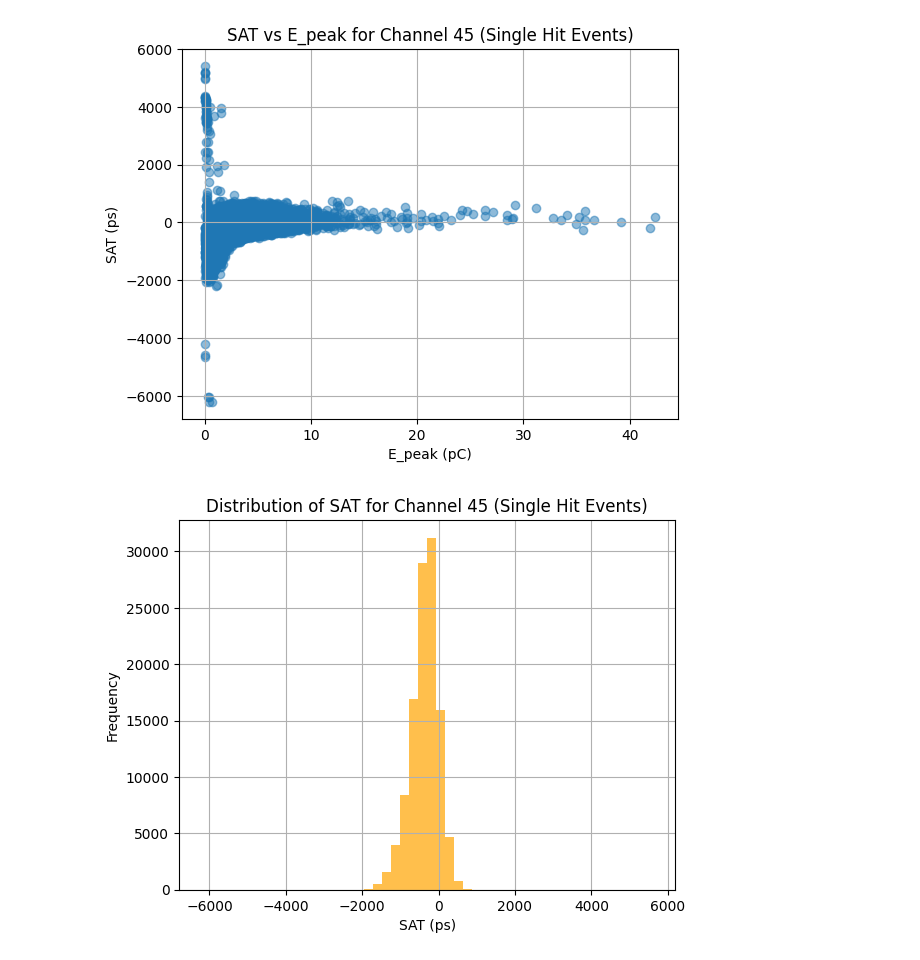
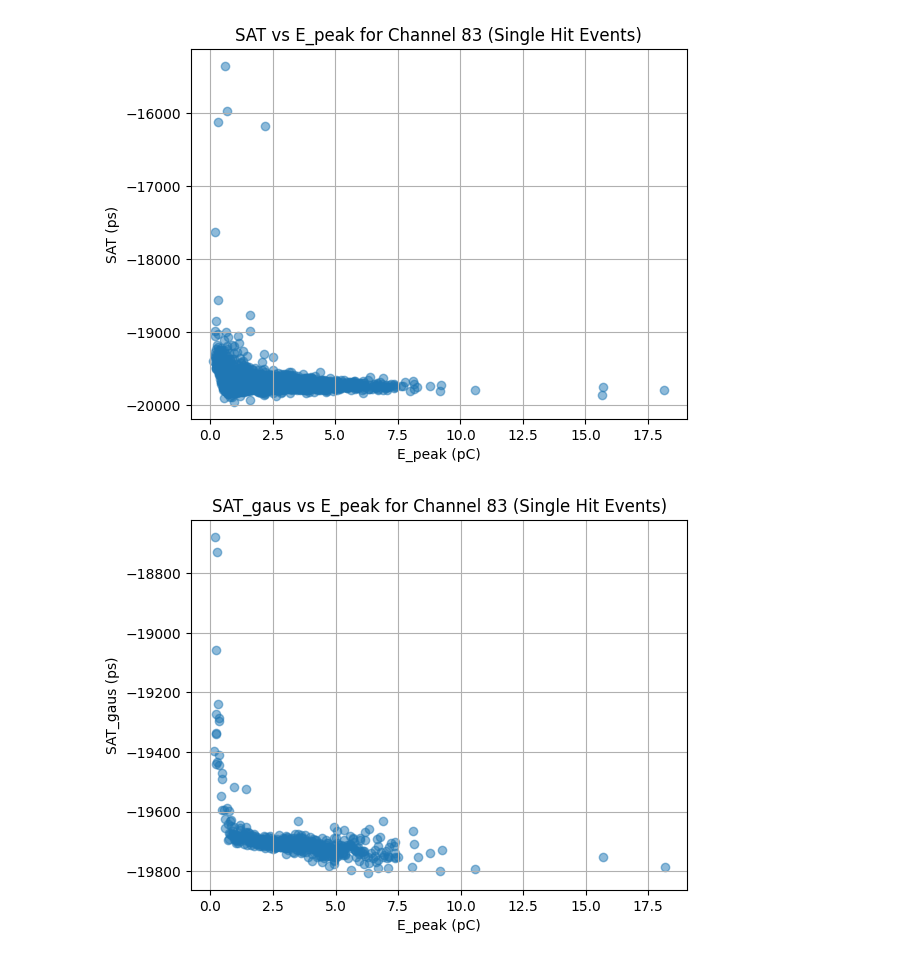
Before and after one commit to annascanu/TestbeamAnalysis, a Jupyter notebook: src/complete_analysis_PICOSEC.ipynb, the cells around one changed output. Cells and saved outputs as stored; diff of their text form; code cells hidden in the pictures.

```diff
--- a/src/complete_analysis_PICOSEC.ipynb
+++ b/src/complete_analysis_PICOSEC.ipynb
@@ -10,7 +10,7 @@ def gauss(x, A, mu, sigma):
     return A * np.exp(-(x - mu)**2 / (2 * sigma**2))
 
 # Apri il file ROOT
-file = uproot.open("/home/riccardo-speziali/after_waveforms_analysis/sampic_mcp_setup_run222_final.root")
+file = uproot.open("/home/riccardo-speziali/after_waveforms_analysis/sampic_mcp_setup_run218_final.root")
 tree = file["picoTree"]
 
 # Converti in Awkward Array
@@ -27,6 +27,11 @@ srs                   = data["TriggerIDSRS_MCP"]      # Trigger ID SRS
 amplitude_PICOSEC     = data["pulses_amplitude"]     # array di array
 e_peak_PICOSEC        = data["pulses_integral"]        # array di array
 track_chi_2          = data["track_chi_2"]             # chi2 del track
+
+
+
+
+num_channel = 83
 # %%
 #fit track chi_2
 chi_2_values = ak.to_numpy(track_chi_2)
@@ -57,5 +62,5 @@ plt.show()
 # %%
-channel_mask = ak.any(channel == 93, axis=1)
+channel_mask = channel[:, 0] == num_channel
 single_hit_mask = hits == 1
 
 valid_mask = (
@@ -72,7 +77,7 @@ good_amplitude = amplitude_PICOSEC[event_mask][:,0]
 
 
 
-good_SAT = cfd_PICO[event_mask][:,0]+Cell0TimeStamp_PICOSEC[event_mask][:,0] - cfd_MCP[event_mask] - Cell0TimeStamp_MCP[event_mask]
+good_SAT = cfd_PICO[event_mask][:,0] - cfd_MCP[event_mask] - (Cell0TimeStamp_MCP[event_mask]*1e3-Cell0TimeStamp_PICOSEC[event_mask][:,0]*1e3)
 
 
 
@@ -81,30 +86,39 @@ good_SAT = cfd_PICO[event_mask][:,0]+Cell0TimeStamp_PICOSEC[event_mask][:,0] - c
 plt.scatter(good_amplitude, good_SAT, alpha=0.5)
 plt.xlabel('Amplitude (mV)')
 plt.ylabel('SAT (ps)')
-plt.title('SAT vs Amplitude for Channel 45 (Single Hit Events)')
+plt.title(f'SAT vs Amplitude for Channel {num_channel} (Single Hit Events)')
 plt.grid()
 plt.show()
 
 
 
 #altro plot dividere il grafico in bin e prendere la media per ogni bin
-bins = np.linspace(ak.min(good_amplitude), ak.max(good_amplitude), 20)
+bins = np.linspace(ak.min(good_amplitude), ak.max(good_amplitude), 1000)
 bin_indices = np.digitize(good_amplitude, bins)
 
 bin_means = []
+bin_std = []
+bin_echarge_means = []
+bin_echarge_std = []
 for i in range(1, len(bins)):
     mask = bin_indices == i
     if ak.sum(mask) > 0:
         bin_means.append(ak.mean(good_SAT[mask]))
+        bin_std.append(ak.std(good_SAT[mask]))
+        bin_echarge_means.append(ak.mean(e_peak_PICOSEC[event_mask][:,0][mask]))
+        bin_echarge_std.append(ak.std(e_peak_PICOSEC[event_mask][:,0][mask]))
     else:
         bin_means.append(np.nan)
+        bin_std.append(np.nan)
+        bin_echarge_means.append(np.nan)
+        bin_echarge_std.append(np.nan)
 
 bin_centers = 0.5 * (bins[:-1] + bins[1:])
 
-plt.plot(bin_centers, bin_means, marker='o')
+plt.errorbar(bin_centers, bin_means, bin_std, marker='o')
 plt.xlabel('Amplitude (mV)')
 plt.ylabel('Mean SAT (ps)')
-plt.title('Mean SAT vs Amplitude for Channel 45 (Single Hit Events)')
+plt.title(f'Mean SAT vs Amplitude for Channel {num_channel} (Single Hit Events)')
 plt.grid()
 plt.show()
 # %% [output]
@@ -127,20 +141,22 @@ plt.show()
 # %%
 #sat vs charge
 plt.scatter( good_epeak, good_SAT, alpha=0.5)
 plt.xlabel('E_peak (pC)')
 plt.ylabel('SAT (ps)')
-plt.title('SAT vs E_peak for Channel 45 (Single Hit Events)')
+plt.title(f'SAT vs E_peak for Channel {num_channel} (Single Hit Events)')
 plt.grid()
 plt.show()
+
+
+#sat_gaus vs charge
+
+
+plt.scatter(bin_echarge_means, bin_means, alpha=0.5)
+plt.xlabel('E_peak (pC)')
+plt.ylabel('SAT_gaus (ps)')
+plt.title(f'SAT_gaus vs E_peak for Channel {num_channel} (Single Hit Events)')
+plt.grid()
+plt.show()
 # %% [output]
-[figure, old version]
+[figure, new version]
+[figure, added]
-# %%
-#raw sat plot
-plt.hist(good_SAT, bins=50, alpha=0.7, color='orange')
-plt.xlabel('SAT (ps)')
-plt.ylabel('Frequency')
-plt.title('Distribution of SAT for Channel 45 (Single Hit Events)')
-plt.grid()
-plt.show()
-# %% [output]
-[figure, removed]
```
Also changed, not shown: parts of 9 cells of this notebook, 2 other files.
